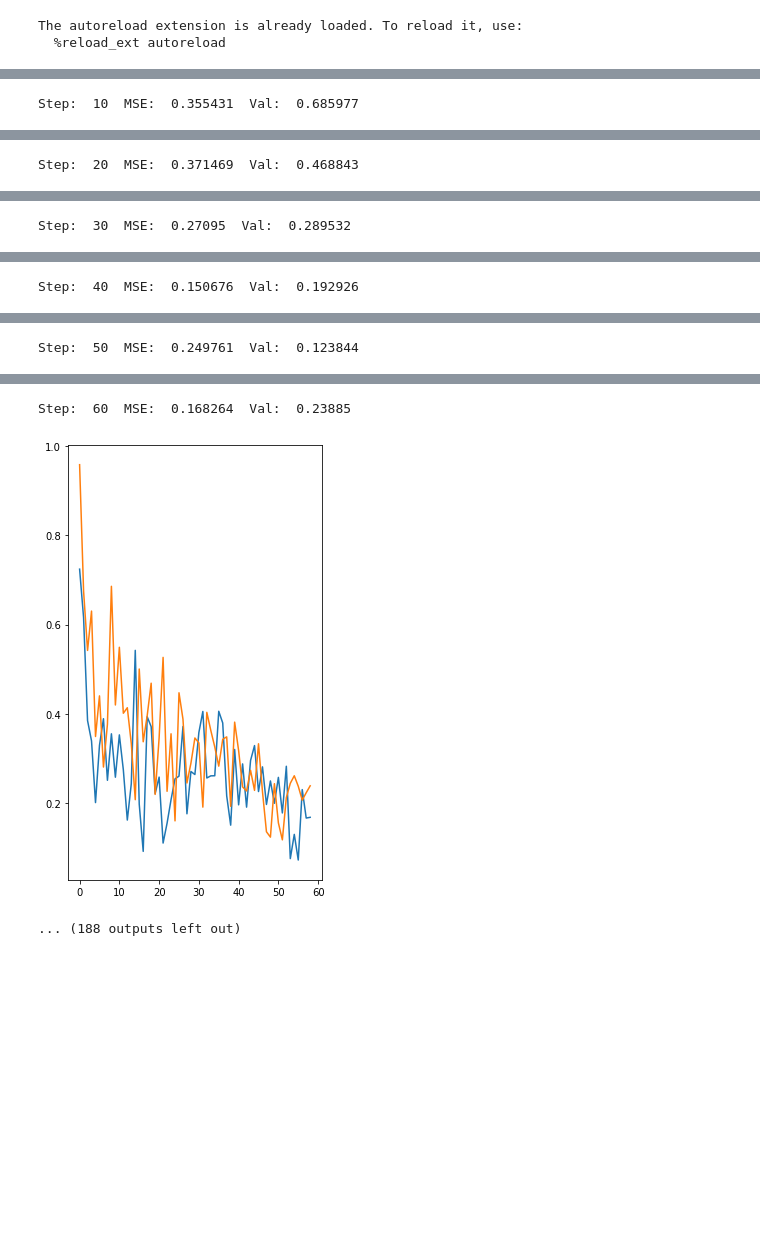
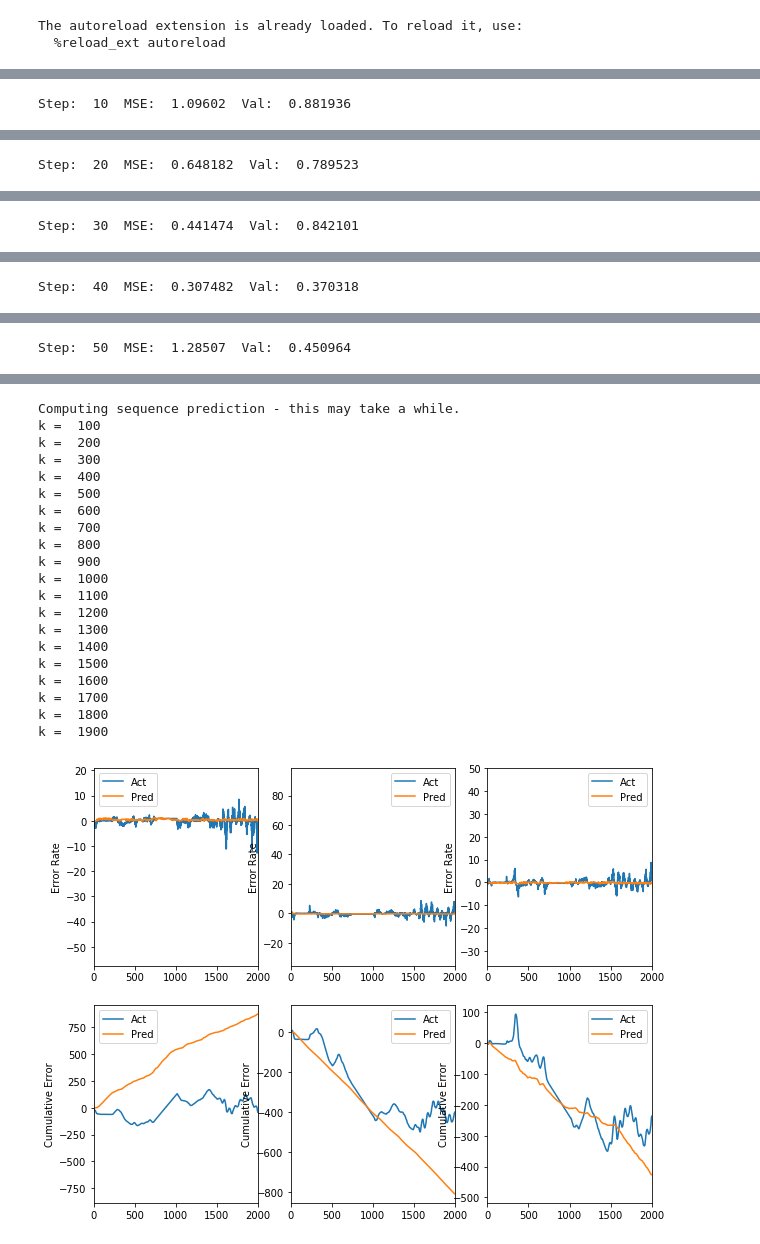
Before and after one commit to chelseas/teach-me-to-tango, a Jupyter notebook: tangonet.ipynb, the cells around one changed output, grey strips where cells are left out. Saved outputs shown, nothing was run; the diff lists cells and outputs as text; code cells hidden in the pictures; blank space fills up the shorter version.

```diff
--- a/tangonet.ipynb
+++ b/tangonet.ipynb
@@ -33,10 +33,13 @@ imu_data = (np.genfromtxt('rates.csv', delimiter=',')[:,1:7]).astype(np.float32)
 # Normalize imu data:
 imu_data = imu_data - imu_data.mean(axis=0)
 imu_data /= np.std(imu_data,axis=0)
-print(np.std(imu_data,axis=0))
 
 #flows_data = np.load('/media/Big_Data/stefantj/flows1.npy') # note: this only loads 1k flows, the whole flow file is huge!
 flows_data = np.load('/media/Big_Data/stefantj/flows_lowres.npy') # Currently has 2k images, downsampled to 64x48.
+# Normalize image data
+flows_data -= flows_data.mean(axis=0)
+flows_data /= np.std(flows_data,axis=0)
+
 plt.subplot(1,3,1)
 plt.title('Error rates')
 plt.plot(y_data)
@@ -48,20 +51,19 @@ plt.title('Example flow')
 plt.imshow(flows_data[np.random.randint(0,flows_data.shape[0]),:,:,1])
 
 # sample batch_size subsequences of length sequence_length, and return the label at the end of the sequence
-def sample_minibatch(sequence_length, batch_size, iseq=None):
-    x_imu_batch = np.zeros((sequence_length, batch_size, imu_data.shape[1]))
-    x_img_batch = np.zeros((sequence_length, batch_size, flows_data.shape[1], flows_data.shape[2], flows_data.shape[3]))
-    y_batch = np.zeros((batch_size, y_data.shape[1]))
+def sample_minibatch(sequence_length, iseq=None):
+    x_imu_batch = np.zeros((sequence_length, imu_data.shape[1]))
+    x_img_batch = np.zeros((sequence_length, flows_data.shape[1], flows_data.shape[2], flows_data.shape[3]))
+    y_batch = np.zeros((sequence_length, y_data.shape[1]))
 
-    for k in range(batch_size):
-        if(iseq is None):
-            # randomly sample endpoint:
-            i_stop = np.random.randint(sequence_length, flows_data.shape[0])
-        else:
-            i_stop = iseq - (batch_size-1-k)
-        x_imu_batch[:,k,:] = imu_data[i_stop-sequence_length:i_stop,:]
-        y_batch[k,:] = y_data[sequence_length,:]
-        x_img_batch[:,k,:,:,:] = flows_data[i_stop-sequence_length:i_stop,:,:,:]
+    if(iseq is None):
+        # randomly sample endpoint:
+        i_stop = np.random.randint(sequence_length, 700)
+    else:
+        i_stop = iseq
+    x_imu_batch = imu_data[i_stop-sequence_length:i_stop,:]
+    y_batch = y_data[i_stop-sequence_length:i_stop,:]
+    x_img_batch = flows_data[i_stop-sequence_length:i_stop,:,:,:]
     return x_imu_batch, x_img_batch, y_batch
 
 def calc_rmse(predictions, targets):
@@ -166,7 +155,7 @@ class tangoNet(object):
 # %%
 # simple parameters:
 disp_period = 10
-training_iters = 1000
+training_iters = 50
 
 with tf.device('/cpu:0'):
     tf.reset_default_graph()
@@ -188,7 +177,7 @@ with tf.device('/cpu:0'):
     while step  < training_iters:
         # these batches are of size 1?
         # for now, just grab a random sequence of data:
-        batch_x1, batch_x2, batch_y = sample_minibatch(R_HISTORY, BATCH_SIZE)
+        batch_x1, batch_x2, batch_y = sample_minibatch(R_HISTORY*BATCH_SIZE)
 
         # Run optimization op (backprop)
         sess.run(model.optimizer, feed_dict={model.imu: batch_x1, model.image: batch_x2, model.errs: batch_y})
@@ -196,7 +185,7 @@ with tf.device('/cpu:0'):
         mse = sess.run(model.rmse, feed_dict={model.imu: batch_x1, model.image: batch_x2, model.errs: batch_y})
         train_history.append(mse)
         # Calculate val accuracy:
-        batch_x1, batch_x2, batch_y = sample_minibatch(R_HISTORY, BATCH_SIZE)
+        batch_x1, batch_x2, batch_y = sample_minibatch(R_HISTORY*BATCH_SIZE)
         vmse = sess.run(model.rmse, feed_dict={model.imu: batch_x1, model.image: batch_x2, model.errs: batch_y})
         val_history.append(vmse)
         step += 1
@@ -209,10 +198,10 @@ with tf.device('/cpu:0'):
     # Compute sequence prediction:
     print('Computing sequence prediction - this may take a while. ')
     y_pred = np.zeros_like(y_data)
-    for k in range(BATCH_SIZE+R_HISTORY, flows_data.shape[0]):
+    for k in range(BATCH_SIZE*R_HISTORY, flows_data.shape[0]):
         if k % 100 is 0:
             print('k = ', k)
-        batch_x1, batch_x2, batch_y = sample_minibatch(R_HISTORY, BATCH_SIZE, k)
+        batch_x1, batch_x2, batch_y = sample_minibatch(R_HISTORY*BATCH_SIZE, k)
         pred = sess.run(model.prediction, feed_dict={model.imu: batch_x1, model.image: batch_x2, model.errs: batch_y})
         y_pred[k,:] = pred[-1,:]
 
@@ -231,4 +220,4 @@ with tf.device('/cpu:0'):
         plt.legend(['Act','Pred'])
         plt.xlim([0,flows_data.shape[0]])
 # %% [output]
-Step:  10  MSE:  0.355431  Val:  0.685977
+Step:  10  MSE:  1.09602  Val:  0.881936
@@ -236 +225 @@ Step:  10  MSE:  0.355431  Val:  0.685977
-Step:  20  MSE:  0.371469  Val:  0.468843
+Step:  20  MSE:  0.648182  Val:  0.789523
@@ -238 +227 @@ Step:  20  MSE:  0.371469  Val:  0.468843
-Step:  30  MSE:  0.27095  Val:  0.289532
+Step:  30  MSE:  0.441474  Val:  0.842101
@@ -240 +229 @@ Step:  30  MSE:  0.27095  Val:  0.289532
-Step:  40  MSE:  0.150676  Val:  0.192926
+Step:  40  MSE:  0.307482  Val:  0.370318
@@ -242 +231 @@ Step:  40  MSE:  0.150676  Val:  0.192926
-Step:  50  MSE:  0.249761  Val:  0.123844
+Step:  50  MSE:  1.28507  Val:  0.450964
@@ -244,6 +233,24 @@ Step:  50  MSE:  0.249761  Val:  0.123844
-Step:  60  MSE:  0.168264  Val:  0.23885
+Computing sequence prediction - this may take a while.
+k =  100
+k =  200
+k =  300
+k =  400
+k =  500
+k =  600
+k =  700
+k =  800
+k =  900
+k =  1000
+k =  1100
+k =  1200
+k =  1300
+k =  1400
+k =  1500
+k =  1600
+k =  1700
+k =  1800
+k =  1900
-[figure, old version]
+[figure, new version]
-... (188 outputs left out)
 # %%
     for k in range(3):
         plt.subplot(2,3,k+1)
```
Also changed, not shown: parts of 5 cells of this notebook.
